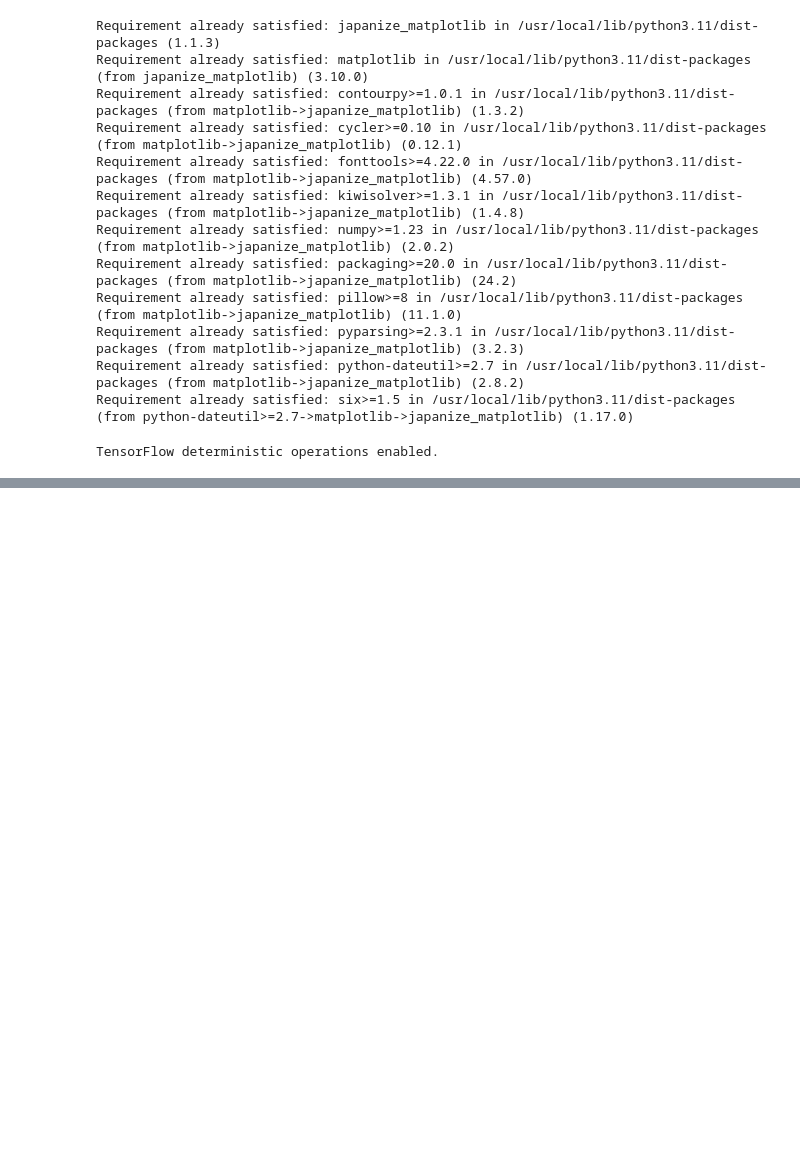
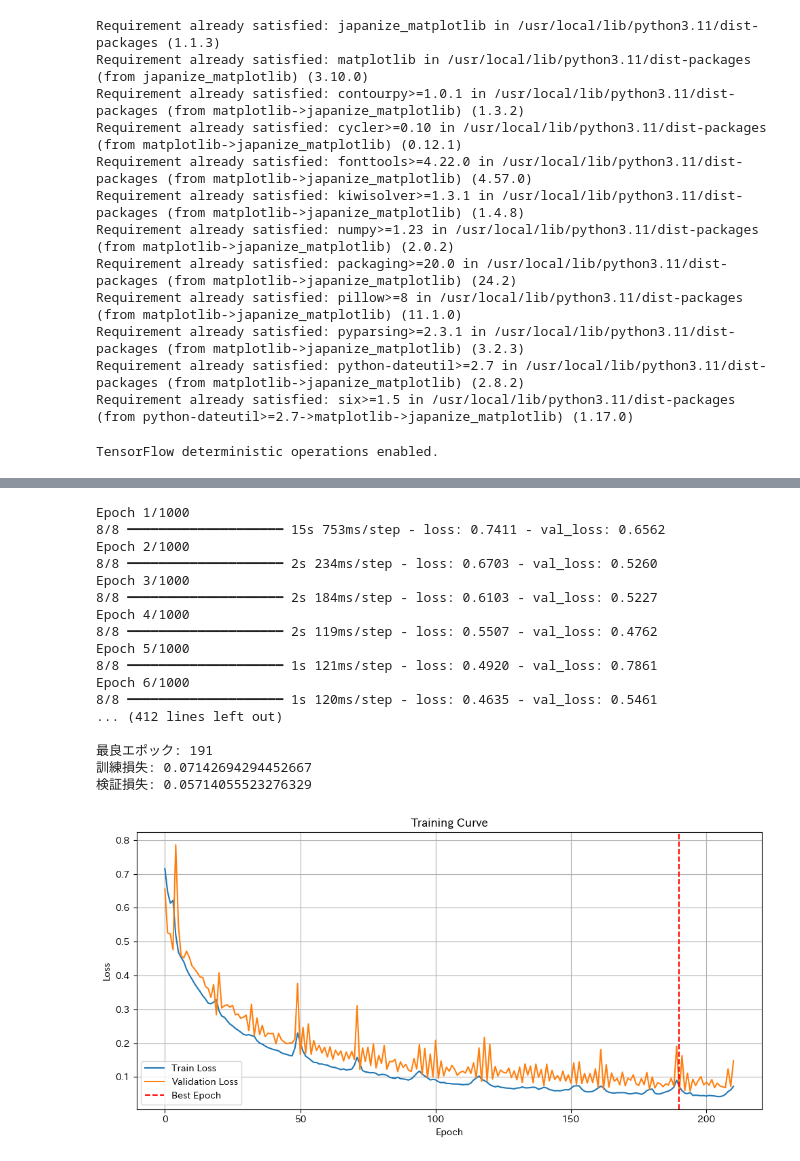
Before and after one commit to kaisei3506/close_price_prediction, a Jupyter notebook: close_price_prediction_by_lstm.ipynb, the cells around one changed output, grey strips where cells are left out. Saved outputs shown, nothing was run; the diff lists cells and outputs as text; code cells hidden in the pictures; blank space fills up the shorter version.

```diff
--- a/close_price_prediction_by_lstm.ipynb
+++ b/close_price_prediction_by_lstm.ipynb
@@ -291,20 +281,3 @@ Model: "sequential_4"
  Total params: 137,121 (535.63 KB)
  Trainable params: 137,121 (535.63 KB)
  Non-trainable params: 0 (0.00 B)
-# %%
-es = EarlyStopping(monitor='val_loss', mode='min', verbose=1, patience=50, restore_best_weights=True)
-lstm_model.fit(X_train_scaled, y_train_scaled,
-               epochs=1000,
-               batch_size=128,
-               validation_data=(X_valid_scaled, y_valid_scaled),
-               shuffle=False,
-               callbacks=[es])
-
-# 検証データの損失が最も小さかったエポックを取得
-best_epoch = np.argmin(lstm_model.history.history['val_loss']) + 1
-print(f"検証データの損失が最も小さかったエポック: {best_epoch}")
-# そのエポックの学習損失と検証損失を取得
-best_train_loss = lstm_model.history.history['loss'][best_epoch - 1]
-best_val_loss = lstm_model.history.history['val_loss'][best_epoch - 1]
-print(f"エポック {best_epoch}での学習損失: {best_train_loss}")
-print(f"エポック {best_epoch}での検証損失: {best_val_loss}")
@@ -454,0 +433,25 @@ print(f"Test RMSE: {test_rmse}")
+# %%
+# LSTMモデルの学習
+lstm_model = train_model_with_early_stopping(lstm_model,
+                                             X_train_scaled, y_train_scaled,
+                                             X_valid_scaled, y_valid_scaled
+)
+# %% [output]
+Epoch 1/1000
+8/8 ━━━━━━━━━━━━━━━━━━━━ 15s 753ms/step - loss: 0.7411 - val_loss: 0.6562
+Epoch 2/1000
+8/8 ━━━━━━━━━━━━━━━━━━━━ 2s 234ms/step - loss: 0.6703 - val_loss: 0.5260
+Epoch 3/1000
+8/8 ━━━━━━━━━━━━━━━━━━━━ 2s 184ms/step - loss: 0.6103 - val_loss: 0.5227
+Epoch 4/1000
+8/8 ━━━━━━━━━━━━━━━━━━━━ 2s 119ms/step - loss: 0.5507 - val_loss: 0.4762
+Epoch 5/1000
+8/8 ━━━━━━━━━━━━━━━━━━━━ 1s 121ms/step - loss: 0.4920 - val_loss: 0.7861
+Epoch 6/1000
+8/8 ━━━━━━━━━━━━━━━━━━━━ 1s 120ms/step - loss: 0.4635 - val_loss: 0.5461
+... (412 lines left out)
+
+最良エポック: 191
+訓練損失: 0.07142694294452667
+検証損失: 0.05714055523276329
+[figure, added]
```
Also changed, not shown: parts of 22 cells of this notebook.
